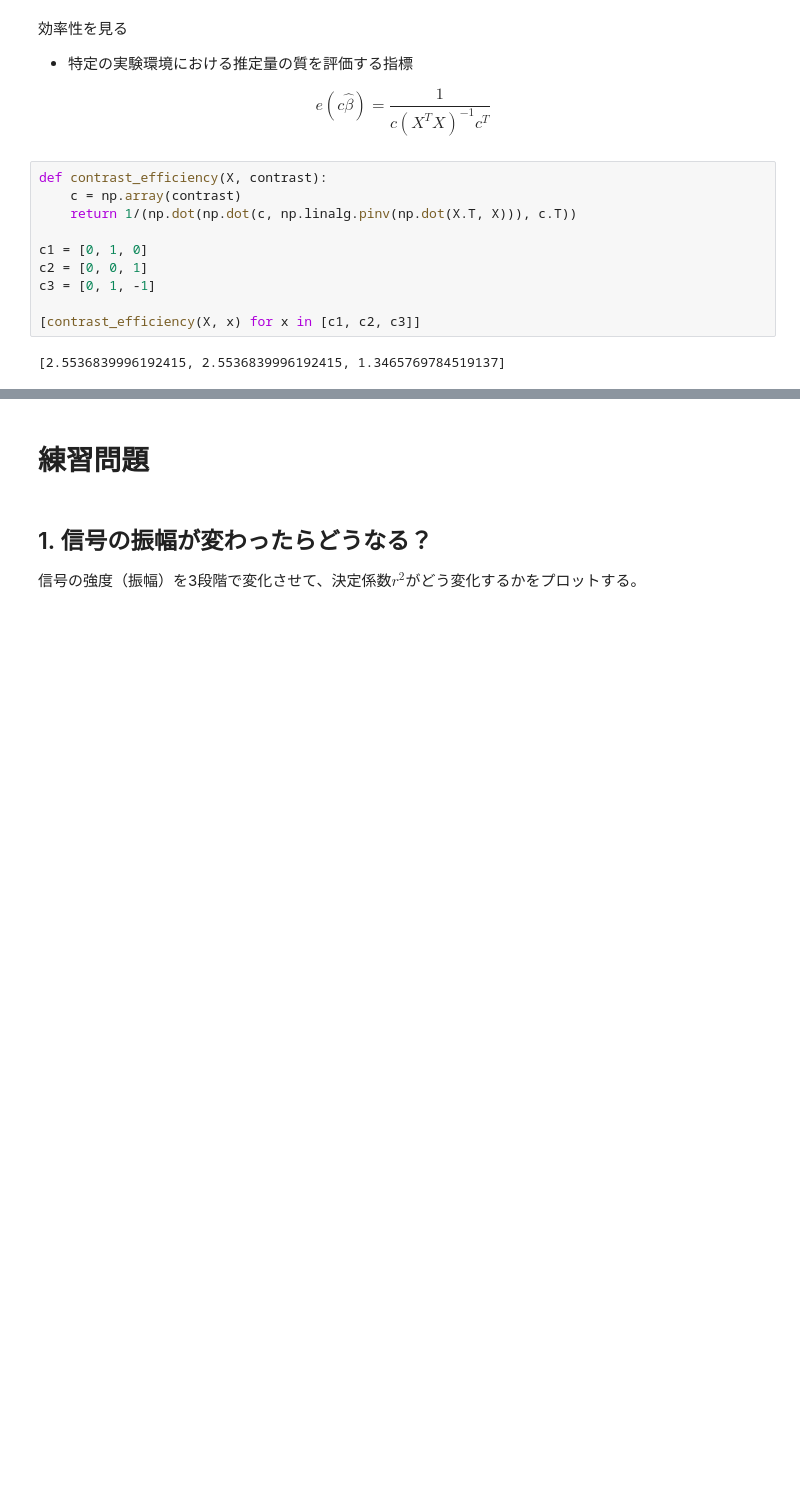
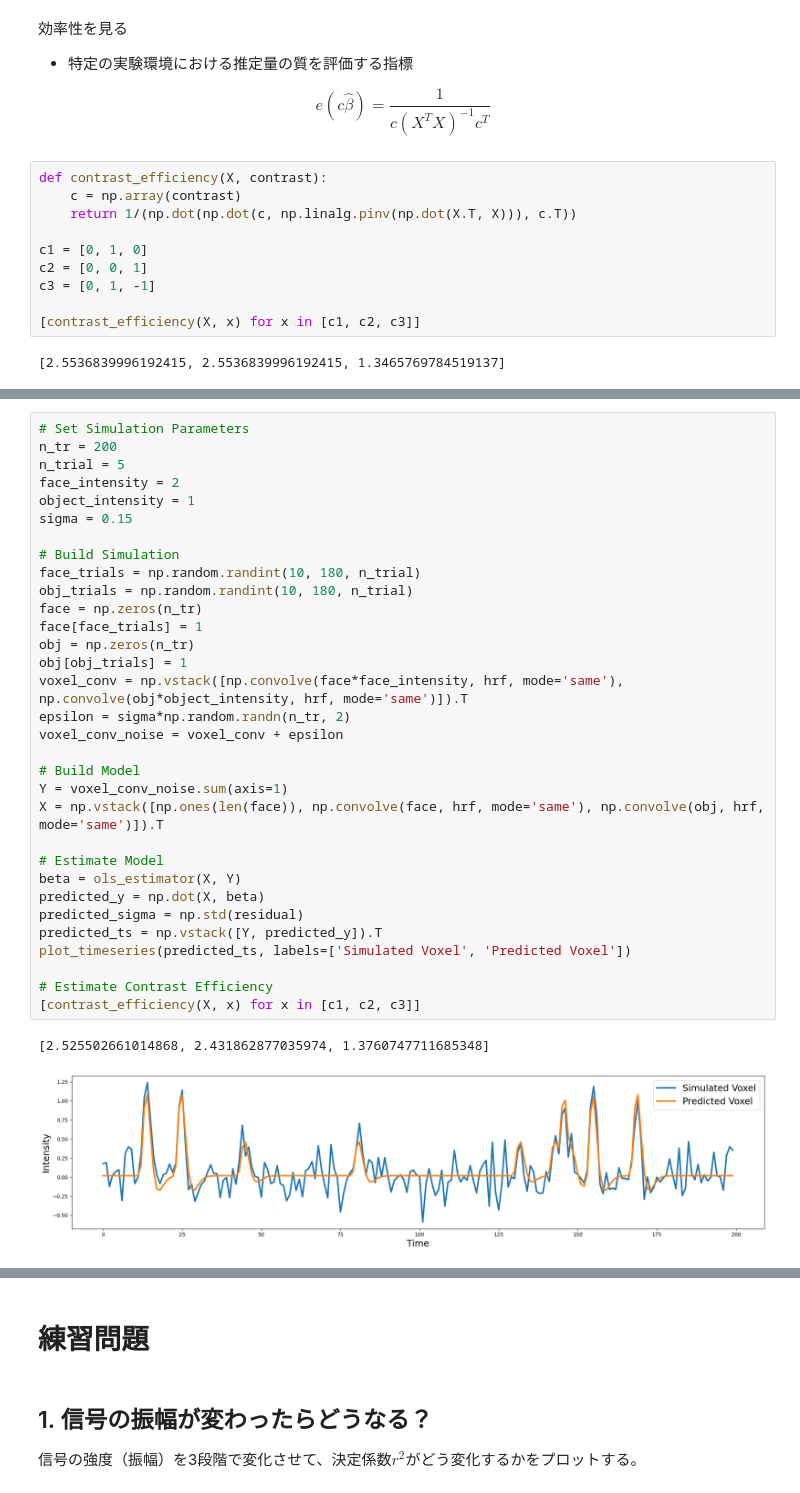
Before and after one commit to izpyon/dartbrains-exercise, a Jupyter notebook: codes_jp/05_GLM.ipynb, the cells around one changed output, grey strips where cells are left out. Drawn from its saved outputs; the diff is of its cells as text; blank space fills up the shorter version.

```diff
--- a/codes_jp/05_GLM.ipynb
+++ b/codes_jp/05_GLM.ipynb
@@ -337,0 +350,35 @@ c3 = [0, 1, -1]
+# %%
+# Set Simulation Parameters
+n_tr = 200
+n_trial = 5
+face_intensity = 2
+object_intensity = 1
+sigma = 0.15
+
+# Build Simulation
+face_trials = np.random.randint(10, 180, n_trial)
+obj_trials = np.random.randint(10, 180, n_trial)
+face = np.zeros(n_tr)
+face[face_trials] = 1
+obj = np.zeros(n_tr)
+obj[obj_trials] = 1
+voxel_conv = np.vstack([np.convolve(face*face_intensity, hrf, mode='same'), np.convolve(obj*object_intensity, hrf, mode='same')]).T
+epsilon = sigma*np.random.randn(n_tr, 2)
+voxel_conv_noise = voxel_conv + epsilon
+
+# Build Model
+Y = voxel_conv_noise.sum(axis=1)
+X = np.vstack([np.ones(len(face)), np.convolve(face, hrf, mode='same'), np.convolve(obj, hrf, mode='same')]).T
+
+# Estimate Model
+beta = ols_estimator(X, Y)
+predicted_y = np.dot(X, beta)
+predicted_sigma = np.std(residual)
+predicted_ts = np.vstack([Y, predicted_y]).T
+plot_timeseries(predicted_ts, labels=['Simulated Voxel', 'Predicted Voxel'])
+
+# Estimate Contrast Efficiency
+[contrast_efficiency(X, x) for x in [c1, c2, c3]]
+# %% [output]
+[2.525502661014868, 2.431862877035974, 1.3760747711685348]
+[figure, added]
```
Also changed, not shown: parts of 15 cells of this notebook, 3 other files.
